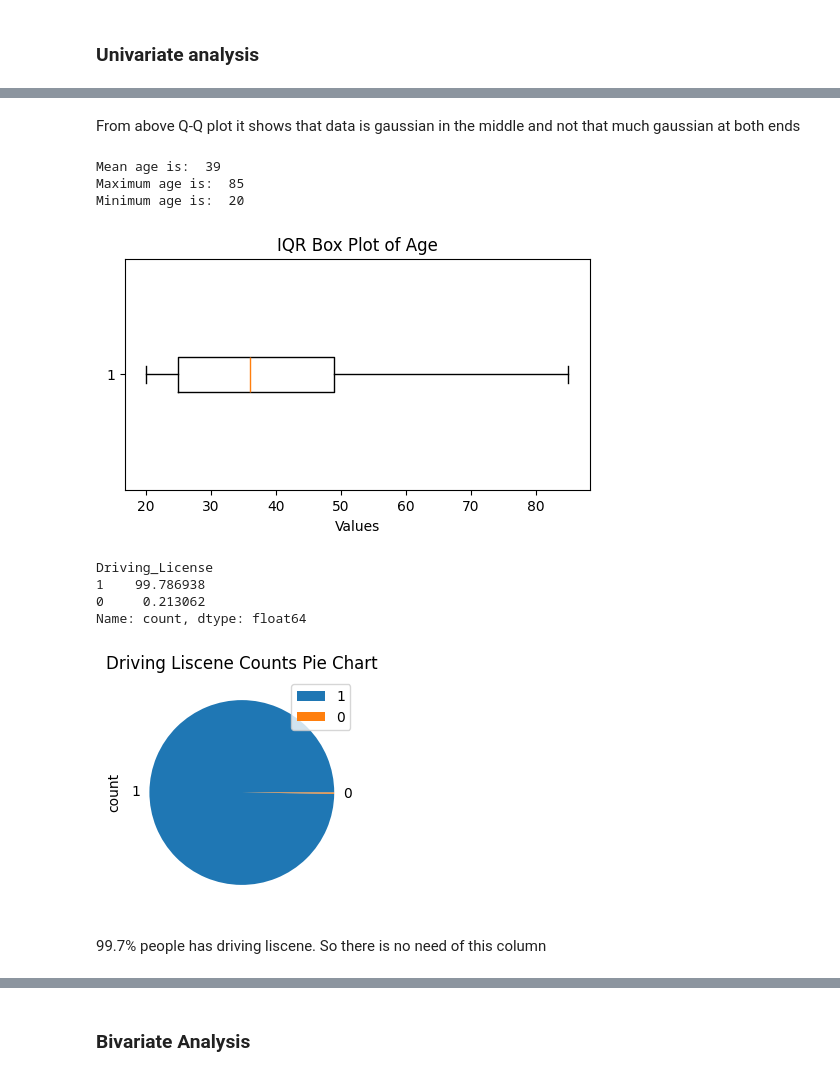
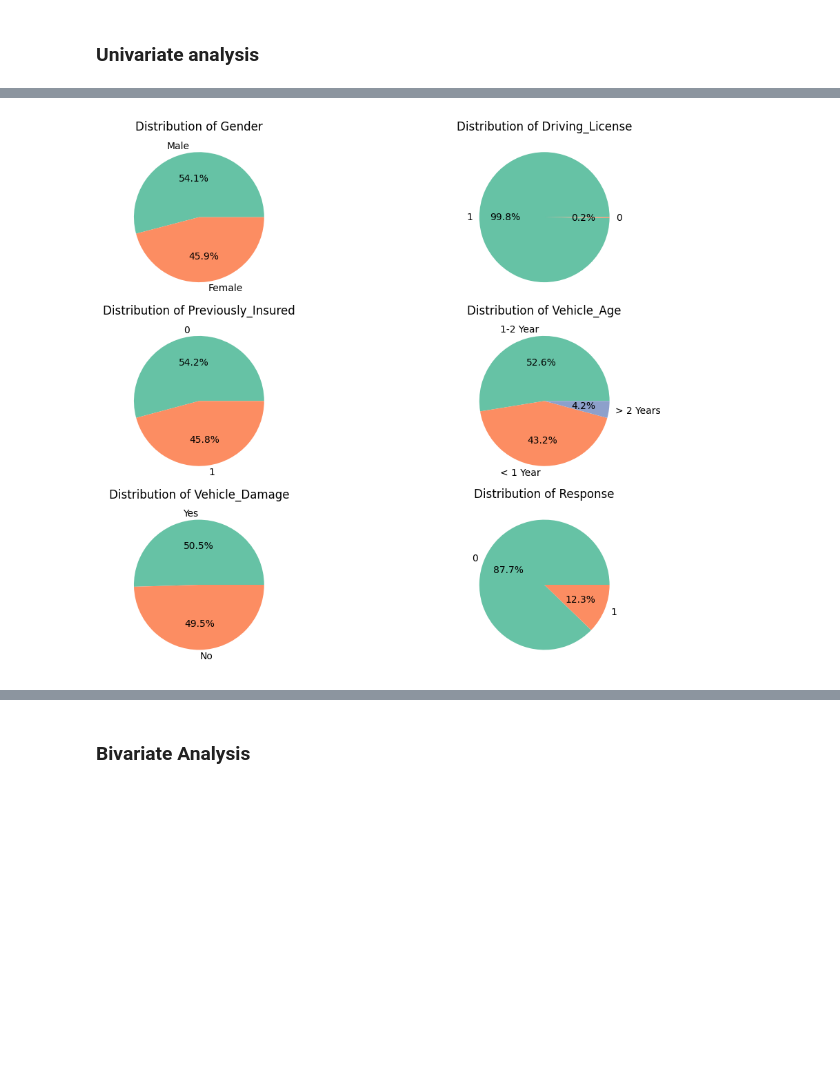
Before and after one commit to YashMasane/InsurePredict-Customer-Conversion-Insights, a Jupyter notebook: Notebooks/experiments.ipynb, the cells around one changed output, grey strips where cells are left out. Drawn from its saved outputs; the diff is of its cells as text; code cells hidden in the pictures; blank space fills up the shorter version.

```diff
--- a/Notebooks/experiments.ipynb
+++ b/Notebooks/experiments.ipynb
@@ -134,37 +105,33 @@ plt.show()
-# %% [markdown]
-From above Q-Q plot it shows that data is gaussian in the middle and not that much gaussian at both ends
-# %%
-# average, minimum and maximum age
-avg_age = round(sum(df['Age'])/len(df['Age']))
-print('Mean age is: ',avg_age)
-print('Maximum age is: ', max(df['Age']))
-print('Minimum age is: ', min(df['Age']))
-# %% [output]
-Mean age is:  39
-Maximum age is:  85
-Minimum age is:  20
-# %%
-# Boxplot for age
-plt.boxplot(df['Age'], vert=False)
-plt.title("IQR Box Plot of Age")
-plt.xlabel("Values")
-plt.show()
-# %% [output]
-[figure, removed]
-# %%
-# driving liscene
-
-driving_liscene_counts = df['Driving_License'].value_counts()
-print((driving_liscene_counts/df.shape[0])*100)
-driving_liscene_counts.plot(kind='pie')
-plt.title('Driving Liscene Counts Pie Chart')
-plt.legend()
-plt.show()
-# %% [output]
-Driving_License
-1    99.786938
-0     0.213062
-Name: count, dtype: float64
-[figure, removed]
-# %% [markdown]
-99.7% people has driving liscene. So there is no need of this column
+# %%
+# univariate analysis on categorical columns
+
+columns_to_plot = ['Gender', 'Driving_License', 'Previously_Insured', 'Vehicle_Age',
+                   'Vehicle_Damage', 'Response']
+
+# Number of rows and columns
+n_rows = 3
+n_cols = 2
+
+# Create subplots
+fig, axes = plt.subplots(n_rows, n_cols, figsize=(10, 8), constrained_layout=True)
+
+# Flatten axes for easy iteration
+axes = axes.flatten()
+
+# Plot each categorical column
+for i, col in enumerate(columns_to_plot):
+    counts = df[col].value_counts()
+    labels = counts.index
+    values = counts.values
+
+    axes[i].pie(values, labels=labels, autopct='%1.1f%%', colors=sns.color_palette("Set2"))
+    axes[i].set_title(f'Distribution of {col}')
+
+# Hide unused subplots
+for j in range(len(columns_to_plot), len(axes)):
+    axes[j].set_visible(False)
+
+# Show the plots
+plt.show()
+# %% [output]
+[figure, added]
```
Also changed, not shown: parts of 37 cells of this notebook.
